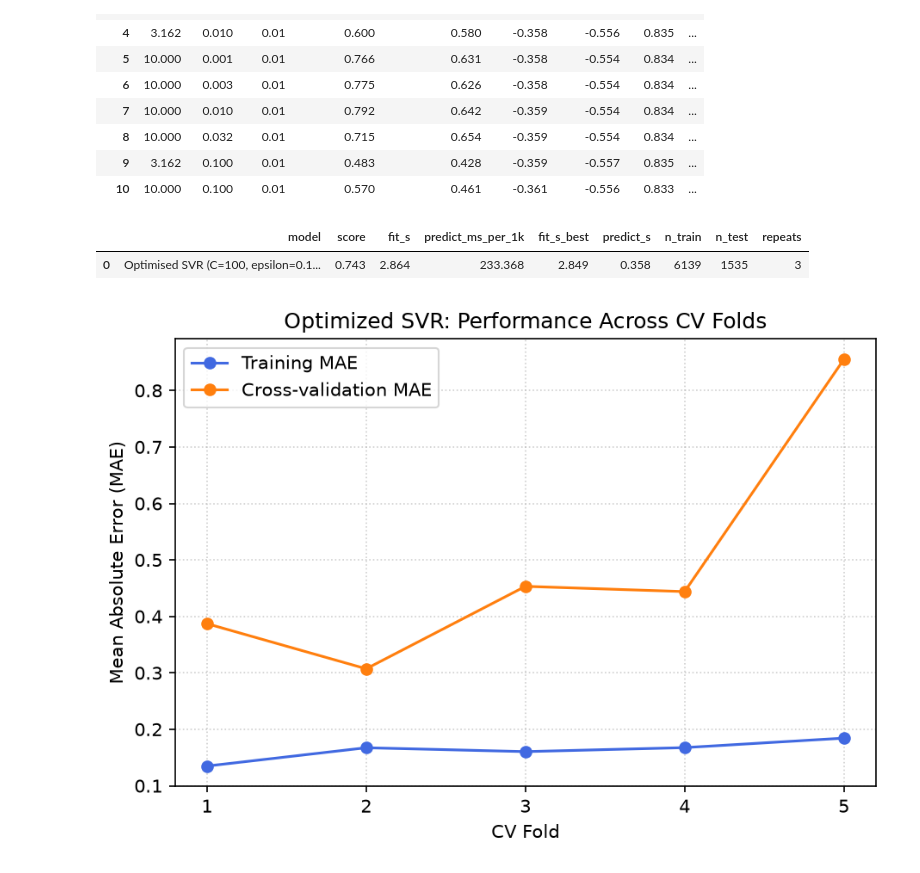
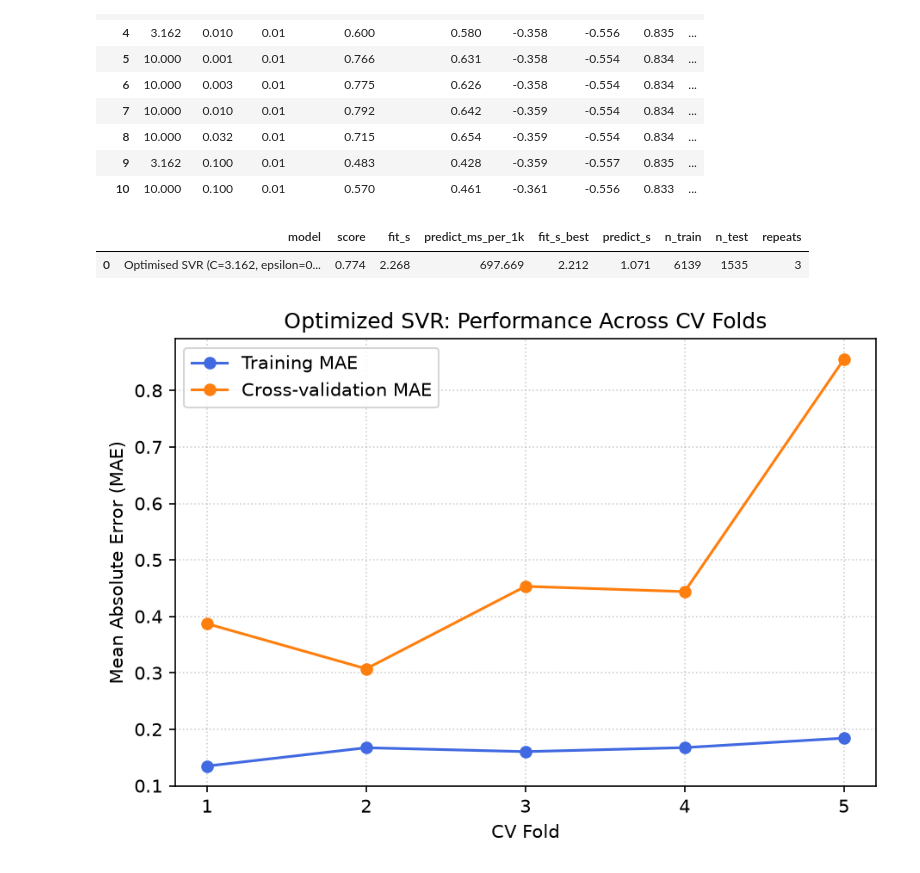
Before and after one commit to AMfromUofG/ENG4200-CW2-Group-Air_A, a Jupyter notebook: CW2_Air_A.ipynb, the cells around one changed output. Saved outputs shown, nothing was run; the diff lists cells and outputs as text; code cells hidden in the pictures.

```diff
--- a/CW2_Air_A.ipynb
+++ b/CW2_Air_A.ipynb
@@ -353,10 +353,10 @@ dim_scores = {d: [] for d in dimensions}
 
 # Re-use the optimized kNN parameters found during grid search
 knn_experiment_model = KNN(
-    n_neighbors=9,
+    n_neighbors=18,
     weights='distance',
     metric='manhattan',
-    leaf_size=50
+    leaf_size=30
 )
 
 for d in dimensions:
@@ -525,32 +525,32 @@ ranker(svm_grid_search_full, sort_by_metric="mean_test_MAE", ascending=False)
 | 10 | 10.000 | 0.100 | 0.01 | 0.570 | 0.461 | -0.361 | -0.556 | 0.833 | ... |
 # %%
 optimised_svr = SVR(
-    C=31.623,  # This is approximately 10^(1.5)
-    epsilon=0.032,  # This is approximately 10^(-1.5)
-    gamma='scale'
+    C=3.162,
+    epsilon=0.032,
+    gamma=0.01
 )
 
 optimised_pipe_svr = Pipeline([
     ("prep", preprocess),
     ("model", optimised_svr)
 ])
 
 optimised_results_svr = ai4.benchmark(
     optimised_pipe_svr,
     X_train,
     y_train,
     X_test,
     y_test,
-    label="Optimised SVR (C=100, epsilon=0.1, gamma='scale')"
+    label="Optimised SVR (C=3.162, epsilon=0.032, gamma=0.01)"
 )
 
 # Create and display the results table
 table = ai4.ResultsTable()
-table.add("Optimised SVR (C=100, epsilon=0.1, gamma='scale')", optimised_results_svr)
+table.add("Optimised SVR (C=3.162, epsilon=0.032, gamma=0.01)", optimised_results_svr)
 display(table.df().round(3))
 # %% [output]
 |  | model | score | fit_s | predict_ms_per_1k | fit_s_best | predict_s | n_train | n_test | repeats |
-| 0 | Optimised SVR (C=100, epsilon=0.1... | 0.743 | 2.864 | 233.368 | 2.849 | 0.358 | 6139 | 1535 | 3 |
+| 0 | Optimised SVR (C=3.162, epsilon=0... | 0.774 | 2.268 | 697.669 | 2.212 | 1.071 | 6139 | 1535 | 3 |
 # %%
 cv_results_svr = cross_validate(
     optimised_pipe_svr, X_train, y_train,
```
Also changed, not shown: parts of 4 cells of this notebook.
